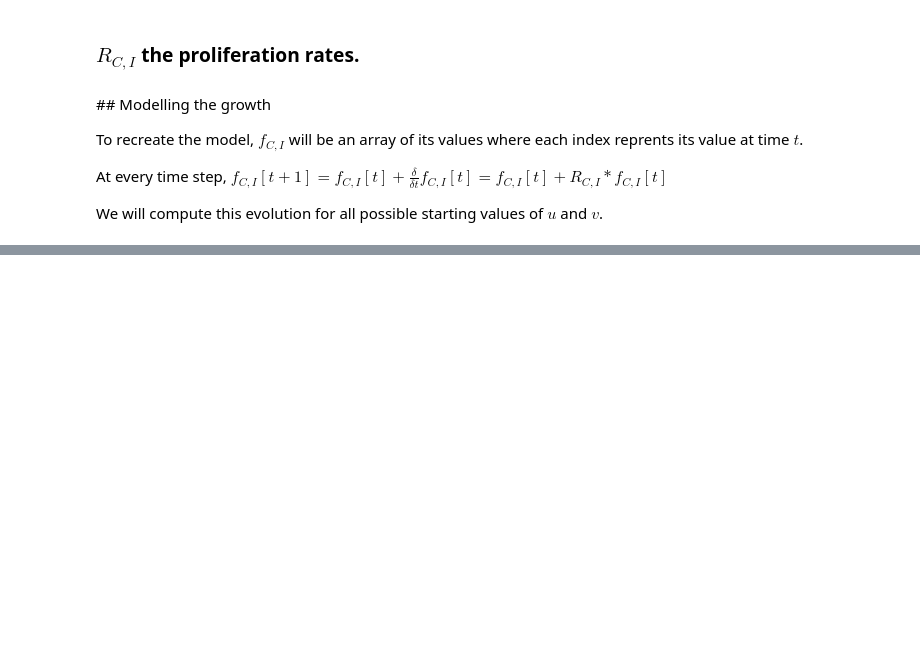
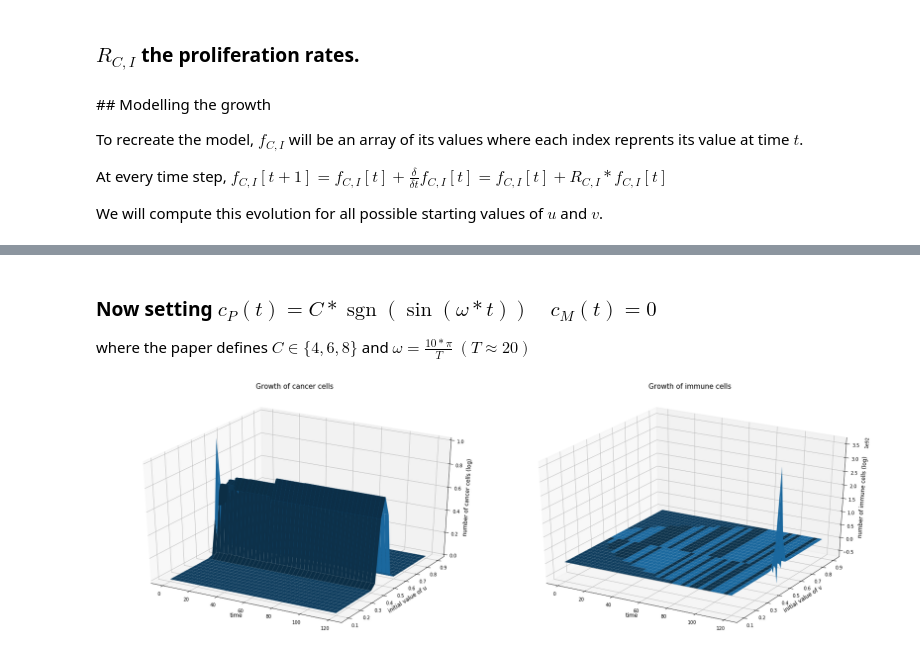
Before and after one commit to remuzel/Waiting-Time-Network-Effects, a Jupyter notebook: notebooks/Population Model of Competition.ipynb, the cells around one changed output, grey strips where cells are left out. Drawn from its saved outputs; the diff is of its cells as text; code cells hidden in the pictures; blank space fills up the shorter version.

```diff
--- a/notebooks/Population Model of Competition.ipynb
+++ b/notebooks/Population Model of Competition.ipynb
@@ -113,0 +163,11 @@ R_I has value [nan nan]
+# %% [markdown]
+### Now setting $c_P(t) = C*\operatorname{sgn}(\sin(\omega*t)) \quad c_M(t) = 0$
+
+where the paper defines $C \in \{4, 6, 8\}$ and $\omega = \frac{10*\pi}{T}\ (T\approx20)$
+# %%
+C = 6
+omega = np.pi/2
+cancer, immune, initial_values = simulate_growth(c_P=lambda t: C*np.sign(np.sin(omega*t)))
+plot_growth(cancer, immune, initial_values)
+# %% [output]
+[figure, added]
```
Also changed, not shown: parts of 16 cells of this notebook.
